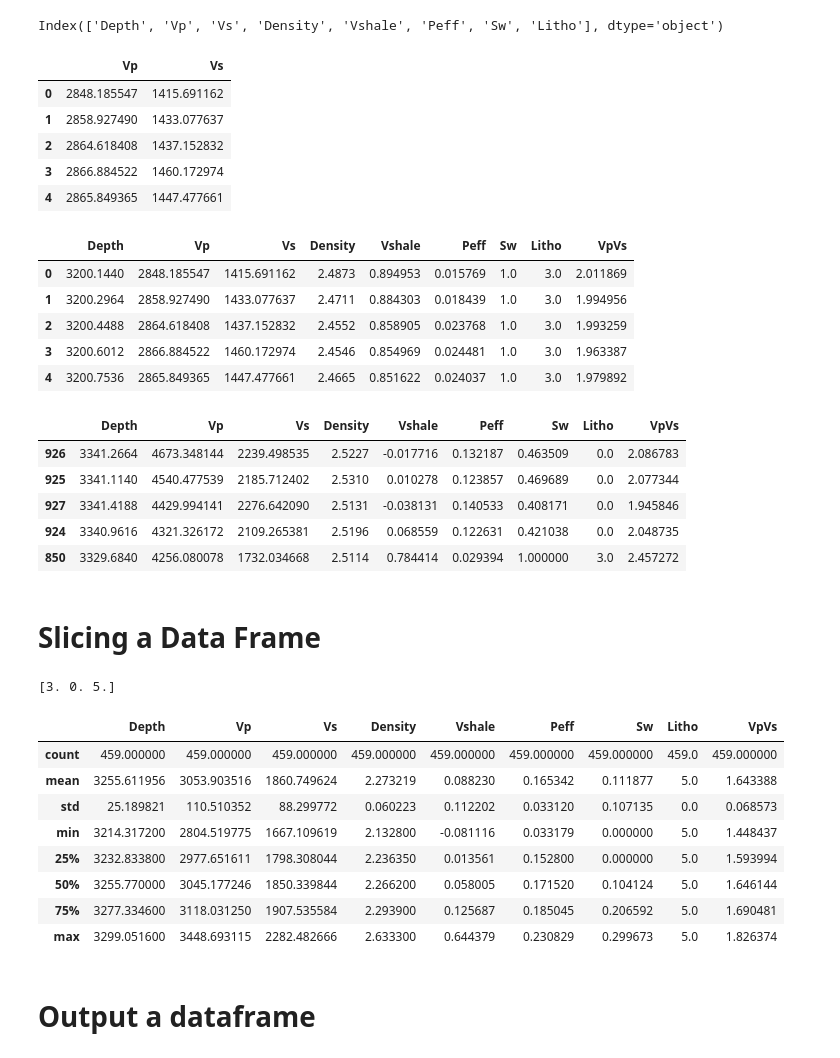
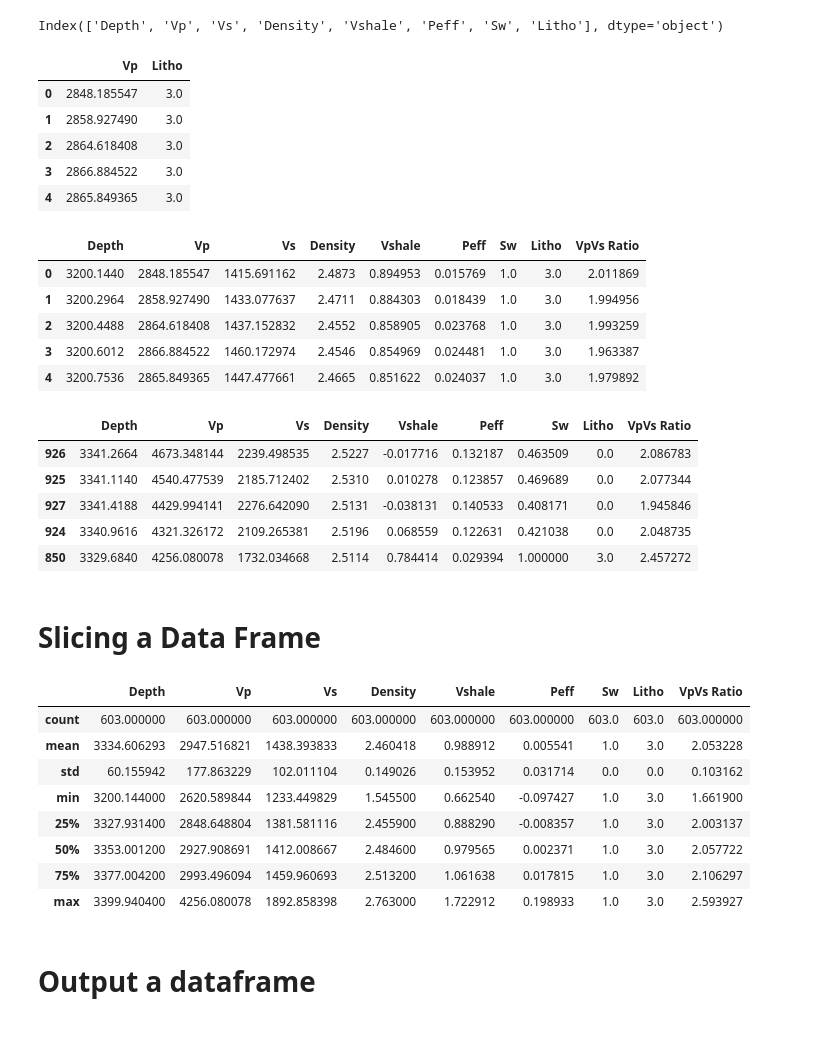
Before and after one commit to brucech85/PythonCourse, a Jupyter notebook: 2. Working with DataFrames.ipynb, the cells around one changed output. Drawn from its saved outputs; the diff is of its cells as text; code cells hidden in the pictures.

```diff
--- a/2. Working with DataFrames.ipynb
+++ b/2. Working with DataFrames.ipynb
@@ -42,29 +62,29 @@ data.columns
 # %% [output]
 Index(['Depth', 'Vp', 'Vs', 'Density', 'Vshale', 'Peff', 'Sw', 'Litho'], dtype='object')
 # %%
-data[['Vp','Vs']].head()
+data[['Vp','Litho']].head()
 # %% [output]
-|  | Vp | Vs |
-| 0 | 2848.185547 | 1415.691162 |
-| 1 | 2858.927490 | 1433.077637 |
-| 2 | 2864.618408 | 1437.152832 |
-| 3 | 2866.884522 | 1460.172974 |
-| 4 | 2865.849365 | 1447.477661 |
+|  | Vp | Litho |
+| 0 | 2848.185547 | 3.0 |
+| 1 | 2858.927490 | 3.0 |
+| 2 | 2864.618408 | 3.0 |
+| 3 | 2866.884522 | 3.0 |
+| 4 | 2865.849365 | 3.0 |
 # %%
-data['VpVs']=data['Vp']/data['Vs']
+data['VpVs Ratio']=data['Vp']/data['Vs']
 data.head()
 # %% [output]
-|  | Depth | Vp | Vs | Density | Vshale | Peff | Sw | Litho | VpVs |
+|  | Depth | Vp | Vs | Density | Vshale | Peff | Sw | Litho | VpVs Ratio |
 | 0 | 3200.1440 | 2848.185547 | 1415.691162 | 2.4873 | 0.894953 | 0.015769 | 1.0 | 3.0 | 2.011869 |
 | 1 | 3200.2964 | 2858.927490 | 1433.077637 | 2.4711 | 0.884303 | 0.018439 | 1.0 | 3.0 | 1.994956 |
 | 2 | 3200.4488 | 2864.618408 | 1437.152832 | 2.4552 | 0.858905 | 0.023768 | 1.0 | 3.0 | 1.993259 |
 | 3 | 3200.6012 | 2866.884522 | 1460.172974 | 2.4546 | 0.854969 | 0.024481 | 1.0 | 3.0 | 1.963387 |
 | 4 | 3200.7536 | 2865.849365 | 1447.477661 | 2.4665 | 0.851622 | 0.024037 | 1.0 | 3.0 | 1.979892 |
 # %%
-data.sort_values(['Vp'],ascending=False).head()
+sorted=data.sort_values(['Vp'],ascending=False).head()
 # warning this is not saved in the dataframe
 # %% [output]
-|  | Depth | Vp | Vs | Density | Vshale | Peff | Sw | Litho | VpVs |
+|  | Depth | Vp | Vs | Density | Vshale | Peff | Sw | Litho | VpVs Ratio |
 | 926 | 3341.2664 | 4673.348144 | 2239.498535 | 2.5227 | -0.017716 | 0.132187 | 0.463509 | 0.0 | 2.086783 |
 | 925 | 3341.1140 | 4540.477539 | 2185.712402 | 2.5310 | 0.010278 | 0.123857 | 0.469689 | 0.0 | 2.077344 |
 | 927 | 3341.4188 | 4429.994141 | 2276.642090 | 2.5131 | -0.038131 | 0.140533 | 0.408171 | 0.0 | 1.945846 |
@@ -73,21 +93,23 @@ data.sort_values(['Vp'],ascending=False).head()
 # %% [markdown]
 # Slicing a Data Frame
 # %%
-print(data['Litho'].unique())
+lithos=data['Litho'].unique()
 
-sand=data.loc[(data['Litho']==5.0)&(data['Vp']>2800)]
+
+
+
+sand=data.loc[(data['Litho']==3)]
 sand.describe()
 # %% [output]
-[3. 0. 5.]
-|  | Depth | Vp | Vs | Density | Vshale | Peff | Sw | Litho | VpVs |
-| count | 459.000000 | 459.000000 | 459.000000 | 459.000000 | 459.000000 | 459.000000 | 459.000000 | 459.0 | 459.000000 |
-| mean | 3255.611956 | 3053.903516 | 1860.749624 | 2.273219 | 0.088230 | 0.165342 | 0.111877 | 5.0 | 1.643388 |
-| std | 25.189821 | 110.510352 | 88.299772 | 0.060223 | 0.112202 | 0.033120 | 0.107135 | 0.0 | 0.068573 |
-| min | 3214.317200 | 2804.519775 | 1667.109619 | 2.132800 | -0.081116 | 0.033179 | 0.000000 | 5.0 | 1.448437 |
-| 25% | 3232.833800 | 2977.651611 | 1798.308044 | 2.236350 | 0.013561 | 0.152800 | 0.000000 | 5.0 | 1.593994 |
-| 50% | 3255.770000 | 3045.177246 | 1850.339844 | 2.266200 | 0.058005 | 0.171520 | 0.104124 | 5.0 | 1.646144 |
-| 75% | 3277.334600 | 3118.031250 | 1907.535584 | 2.293900 | 0.125687 | 0.185045 | 0.206592 | 5.0 | 1.690481 |
-| max | 3299.051600 | 3448.693115 | 2282.482666 | 2.633300 | 0.644379 | 0.230829 | 0.299673 | 5.0 | 1.826374 |
+|  | Depth | Vp | Vs | Density | Vshale | Peff | Sw | Litho | VpVs Ratio |
+| count | 603.000000 | 603.000000 | 603.000000 | 603.000000 | 603.000000 | 603.000000 | 603.0 | 603.0 | 603.000000 |
+| mean | 3334.606293 | 2947.516821 | 1438.393833 | 2.460418 | 0.988912 | 0.005541 | 1.0 | 3.0 | 2.053228 |
+| std | 60.155942 | 177.863229 | 102.011104 | 0.149026 | 0.153952 | 0.031714 | 0.0 | 0.0 | 0.103162 |
+| min | 3200.144000 | 2620.589844 | 1233.449829 | 1.545500 | 0.662540 | -0.097427 | 1.0 | 3.0 | 1.661900 |
+| 25% | 3327.931400 | 2848.648804 | 1381.581116 | 2.455900 | 0.888290 | -0.008357 | 1.0 | 3.0 | 2.003137 |
+| 50% | 3353.001200 | 2927.908691 | 1412.008667 | 2.484600 | 0.979565 | 0.002371 | 1.0 | 3.0 | 2.057722 |
+| 75% | 3377.004200 | 2993.496094 | 1459.960693 | 2.513200 | 1.061638 | 0.017815 | 1.0 | 3.0 | 2.106297 |
+| max | 3399.940400 | 4256.080078 | 1892.858398 | 2.763000 | 1.722912 | 0.198933 | 1.0 | 3.0 | 2.593927 |
 # %% [markdown]
 # Output a dataframe
 # %%
```
Also changed, not shown: parts of 6 cells of this notebook.
